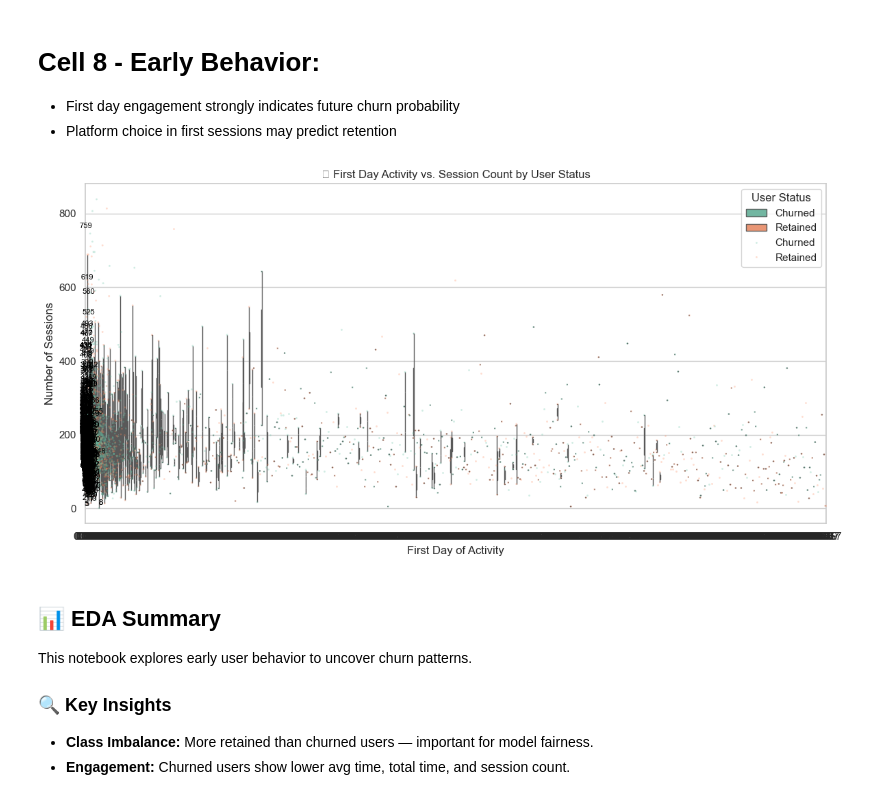
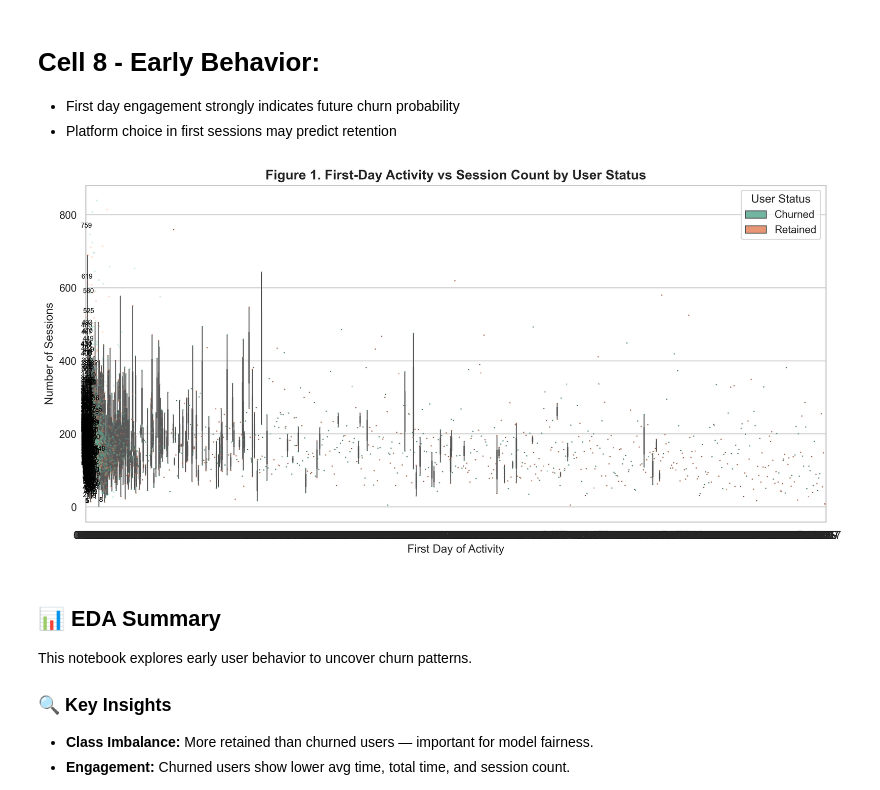
Before and after one commit to ijlalxansari1/Predicting-Churn-using-ML-and-DL, a Jupyter notebook: notebooks/03_Exploratory_Analytical_Data_Analysis.ipynb, the cells around one changed output. Drawn from its saved outputs; the diff is of its cells as text; code cells hidden in the pictures.

```diff
--- a/notebooks/03_Exploratory_Analytical_Data_Analysis.ipynb
+++ b/notebooks/03_Exploratory_Analytical_Data_Analysis.ipynb
@@ -214,32 +214,77 @@ plt.show()
   - First day engagement strongly indicates future churn probability
   - Platform choice in first sessions may predict retention
 # %%
-plt.figure(figsize=(12, 6))
+import matplotlib.pyplot as plt
+import seaborn as sns
 
-# 🎻 Boxplot for distribution
-sns.boxplot(data=df, x='first_day', y='session_count', hue='user_status', palette="Set2", fliersize=0)
+# Use a clean, publication-friendly style
+sns.set_theme(style="whitegrid", font_scale=1.0)
 
-# 🌧️ Optional: add stripplot for raw data points
-sns.stripplot(data=df, x='first_day', y='session_count', hue='user_status',
-              dodge=True, palette="Set2", alpha=0.3, size=2, jitter=0.25, marker='o')
+# Create figure with good print resolution
+plt.figure(figsize=(12, 6), dpi=300)
 
-# 🎯 Annotate median session counts per day
-medians = df.groupby(['first_day', 'user_status'])['session_count'].median().reset_index()
+# --- Boxplot: shows distribution of session counts by first_day for each user_status ---
+sns.boxplot(
+    data=df,
+    x="first_day",
+    y="session_count",
+    hue="user_status",
+    palette="Set2",
+    fliersize=0,           # hide individual outlier whisker dots to declutter
+    linewidth=1
+)
+
+# --- Overlay raw points to show density & spread ---
+sns.stripplot(
+    data=df,
+    x="first_day",
+    y="session_count",
+    hue="user_status",
+    dodge=True,
+    palette="Set2",
+    alpha=0.25,            # transparency so the boxplots stay visible
+    size=2,
+    jitter=0.2,
+    marker="o"
+)
+
+# --- Annotate the median session count above each box ---
+medians = (
+    df.groupby(["first_day", "user_status"])["session_count"]
+      .median()
+      .reset_index()
+)
+
 for _, row in medians.iterrows():
-    plt.text(x=row['first_day'], y=row['session_count'] + 1.5,
-             s=f"{int(row['session_count'])}",
-             horizontalalignment='center', color='black', fontsize=8)
+    plt.text(
+        x=row["first_day"],
+        y=row["session_count"] + 2,
+        s=f"{int(row['session_count'])}",
+        ha="center",
+        va="bottom",
+        fontsize=7,
+        color="black"
+    )
 
-# 🏷️ Titles and labels
-plt.title('📅 First Day Activity vs. Session Count by User Status')
-plt.xlabel('First Day of Activity')
-plt.ylabel('Number of Sessions')
-plt.legend(title="User Status", loc="upper right")
+# --- Labels and title for Figure 1 ---
+plt.xlabel("First Day of Activity", fontsize=12)
+plt.ylabel("Number of Sessions", fontsize=12)
+plt.title("Figure 1. First-Day Activity vs Session Count by User Status",
+          fontsize=14, weight="bold")
+
+# --- Legend clean-up: remove duplicate legend entries caused by stripplot ---
+handles, labels = plt.gca().get_legend_handles_labels()
+plt.legend(handles[:2], labels[:2],
+           title="User Status",
+           loc="upper right",
+           frameon=True)
+
+# Layout & export
 plt.tight_layout()
-plt.savefig(output_path / "enhanced_activity_pattern.png")
+plt.savefig("Figure1_FirstDay_vs_SessionCount.png", dpi=300)
 plt.show()
 # %% [output]
-[figure, old version]
+[figure, new version]
 # %% [markdown]
 ## 📊 EDA Summary
 
```
Also changed, not shown: 13 other files.
